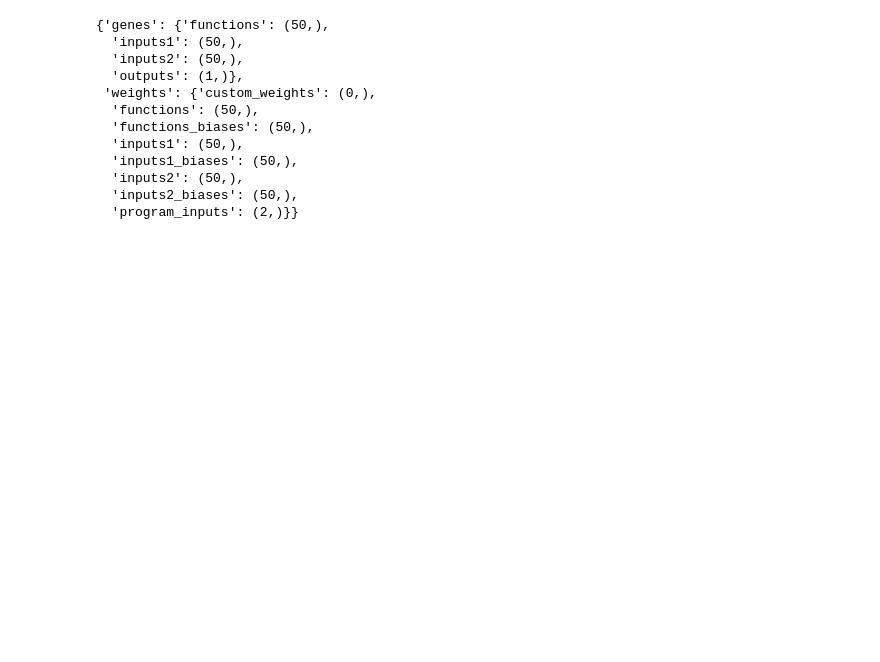
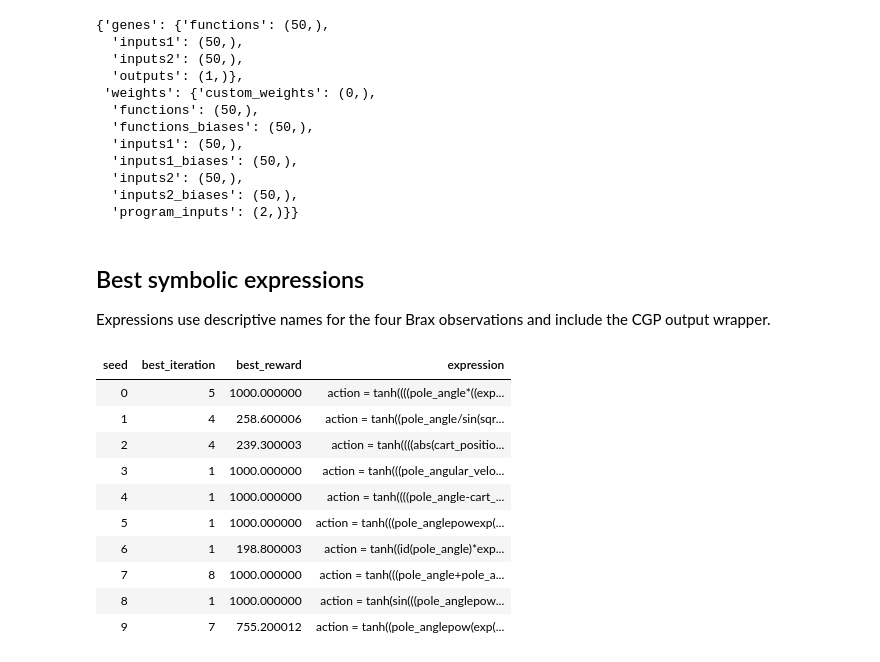
Before and after one commit to giorgia-nadizar/genepax, a Jupyter notebook: distillation_experiments/repertoires/spid_inverted_pendulum/ten_seeds_pilot/analysis.ipynb, the cells around one changed output. Drawn from its saved outputs; the diff is of its cells as text; code cells hidden in the pictures; blank space fills up the shorter version.

```diff
--- a/distillation_experiments/repertoires/spid_inverted_pendulum/ten_seeds_pilot/analysis.ipynb
+++ b/distillation_experiments/repertoires/spid_inverted_pendulum/ten_seeds_pilot/analysis.ipynb
@@ -191,3 +191,48 @@ jax.tree.map(lambda value: value.shape, genotype)
   'inputs2': (50,),
   'inputs2_biases': (50,),
   'program_inputs': (2,)}}
+# %% [markdown]
+## Best symbolic expressions
+
+Expressions use descriptive names for the four Brax observations and include the CGP output wrapper.
+# %%
+input_names = {
+    0: "cart_position",
+    1: "pole_angle",
+    2: "cart_velocity",
+    3: "pole_angular_velocity",
+}
+output_names = {0: "action"}
+expression_rows = []
+for result in aggregate.itertuples(index=False):
+    with open(run_dir / f"seed_{result.seed}" / "best_genotype.pickle", "rb") as file:
+        best_genotype = pickle.load(file)
+    expression = cgp.get_readable_expression(
+        best_genotype,
+        inputs_mapping=input_names,
+        outputs_mapping=output_names,
+    )
+    expression_rows.append({
+        "seed": result.seed,
+        "best_iteration": result.best_iteration,
+        "best_reward": result.best_validation_reward,
+        "expression": expression,
+    })
+
+expression_table = pd.DataFrame(expression_rows)
+with pd.option_context("display.max_colwidth", None):
+    display(expression_table.style.hide(axis="index").set_properties(
+        subset=["expression"], **{"text-align": "left"}
+    ))
+# %% [output]
+| seed | best_iteration | best_reward | expression |
+| 0 | 5 | 1000.000000 | action = tanh((((pole_angle*((exp... |
+| 1 | 4 | 258.600006 | action = tanh((pole_angle/sin(sqr... |
+| 2 | 4 | 239.300003 | action = tanh((((abs(cart_positio... |
+| 3 | 1 | 1000.000000 | action = tanh(((pole_angular_velo... |
+| 4 | 1 | 1000.000000 | action = tanh((((pole_angle-cart_... |
+| 5 | 1 | 1000.000000 | action = tanh(((pole_anglepowexp(... |
+| 6 | 1 | 198.800003 | action = tanh((id(pole_angle)*exp... |
+| 7 | 8 | 1000.000000 | action = tanh(((pole_angle+pole_a... |
+| 8 | 1 | 1000.000000 | action = tanh(sin(((pole_anglepow... |
+| 9 | 7 | 755.200012 | action = tanh((pole_anglepow(exp(... |
```
Also changed, not shown: parts of 6 cells of this notebook.
